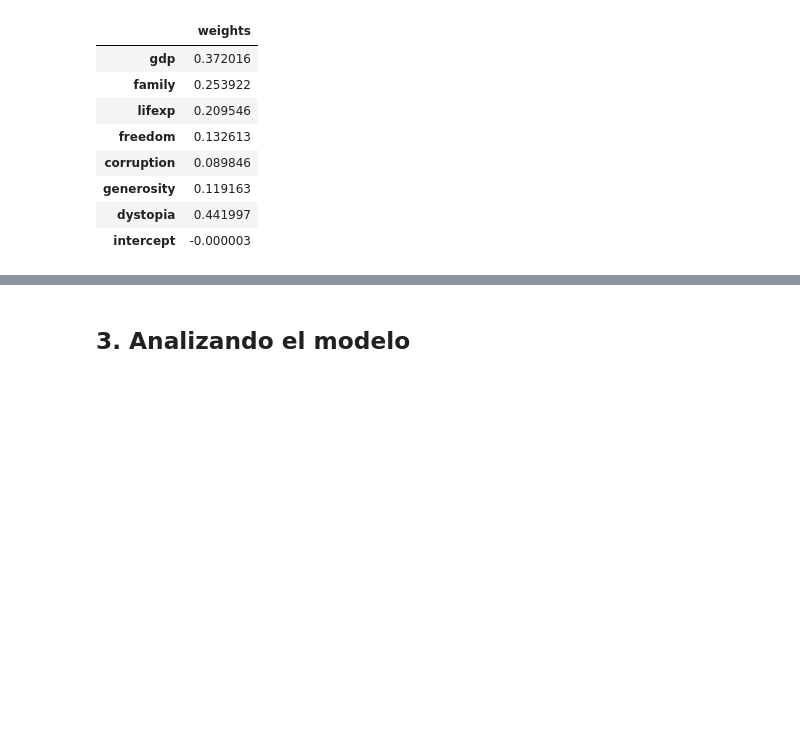
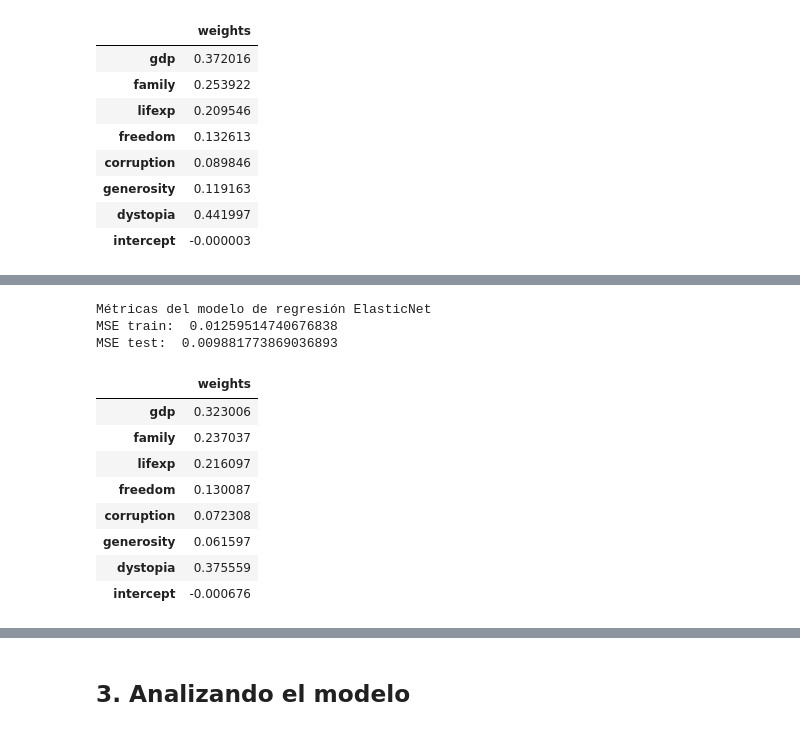
Before and after one commit to KevinrealG/notebooks, a Jupyter notebook: modelos/04_regresion_regularion.ipynb, the cells around one changed output, grey strips where cells are left out. Cells and saved outputs as stored; diff of their text form; code cells hidden in the pictures; blank space fills up the shorter version.

```diff
--- a/modelos/04_regresion_regularion.ipynb
+++ b/modelos/04_regresion_regularion.ipynb
@@ -188,0 +239,29 @@ MSE test:  5.5387917544506616e-08
+# %%
+# elasticnet
+from sklearn.linear_model import ElasticNet
+model_elastic = ElasticNet(alpha=0.1, l1_ratio=0.5)
+model_elastic.fit(X_train_std,y_train_std)
+y_train_pred_elastic = model_elastic.predict(X_train_std)
+y_test_pred_elastic = model_elastic.predict(X_test_std)
+# Evaluación del modelo
+print('Métricas del modelo de regresión ElasticNet')
+print('MSE train: ', metrics.mean_squared_error(y_train_std, y_train_pred_elastic))
+print('MSE test: ', metrics.mean_squared_error(y_test_std, y_test_pred_elastic))
+
+# pesos de las variables
+df_weights_elastic = pd.DataFrame(model_elastic.coef_, index = X_cols, columns = ['weights'])
+df_weights_elastic.loc['intercept'] = model_elastic.intercept_
+df_weights_elastic
+# %% [output]
+Métricas del modelo de regresión ElasticNet
+MSE train:  0.01259514740676838
+MSE test:  0.009881773869036893
+|  | weights |
+| gdp | 0.323006 |
+| family | 0.237037 |
+| lifexp | 0.216097 |
+| freedom | 0.130087 |
+| corruption | 0.072308 |
+| generosity | 0.061597 |
+| dystopia | 0.375559 |
+| intercept | -0.000676 |
```
Also changed, not shown: parts of 7 cells of this notebook.
